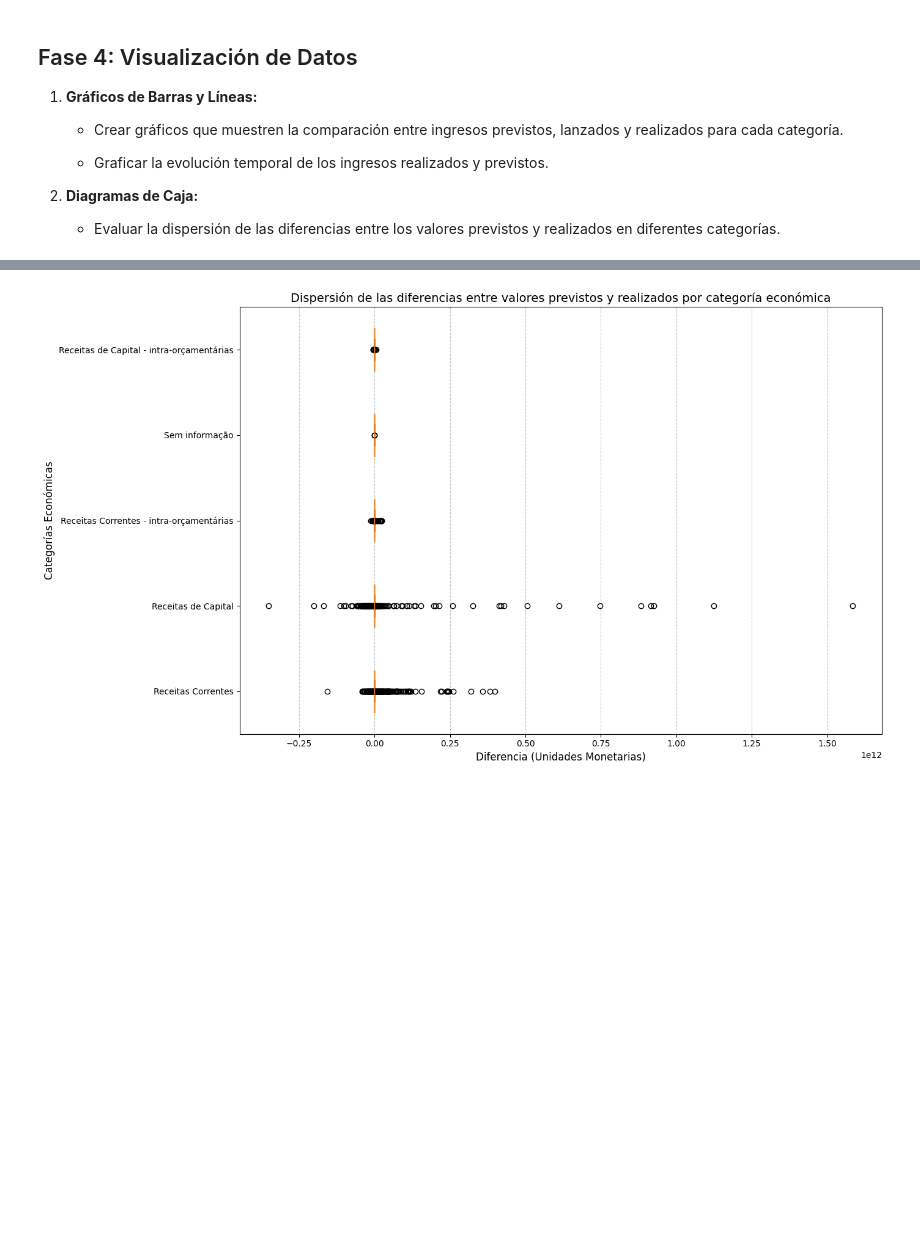
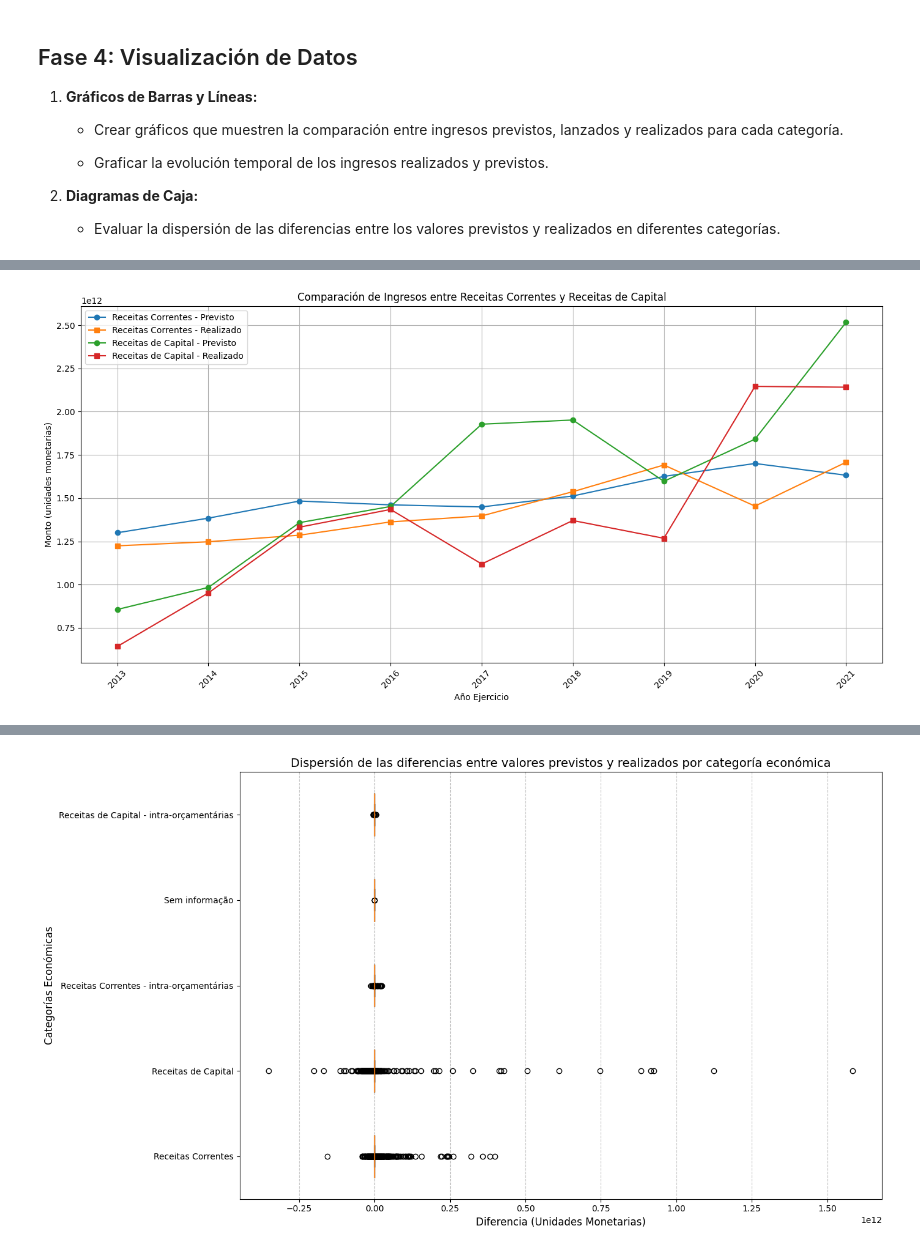
Before and after one commit to clausoler/Proyecto2_Brasil, a Jupyter notebook: ingresos_públicos_brasil.ipynb, the cells around one changed output, grey strips where cells are left out. Drawn from its saved outputs; the diff is of its cells as text; code cells hidden in the pictures; blank space fills up the shorter version.

```diff
--- a/ingresos_públicos_brasil.ipynb
+++ b/ingresos_públicos_brasil.ipynb
@@ -1883,0 +1871,33 @@ df_datos_brasil.head(2)
+# %%
+# Filtrar las categorías de interés
+filtered_data = df_datos_brasil[df_datos_brasil['CATEGORÍA ECONÓMICA'].isin(['Receitas Correntes', 'Receitas de Capital'])]
+
+# Agrupar por "AÑO EJERCICIO" y categoría económica
+comparison_data = filtered_data.groupby(['AÑO EJERCICIO', 'CATEGORÍA ECONÓMICA'])[
+    ['VALOR PREVISTO ACTUALIZADO', 'VALOR REALIZADO']
+].sum().reset_index()
+
+# Graficar la comparación
+plt.figure(figsize=(14, 7))
+for category in ['Receitas Correntes', 'Receitas de Capital']:
+    category_data = comparison_data[comparison_data['CATEGORÍA ECONÓMICA'] == category]
+    plt.plot(
+        category_data['AÑO EJERCICIO'], category_data['VALOR PREVISTO ACTUALIZADO'],
+        label=f'{category} - Previsto', marker='o'
+    )
+    plt.plot(
+        category_data['AÑO EJERCICIO'], category_data['VALOR REALIZADO'],
+        label=f'{category} - Realizado', marker='s'
+    )
+
+# Configuración del gráfico
+plt.title('Comparación de Ingresos entre Receitas Correntes y Receitas de Capital')
+plt.xlabel('Año Ejercicio')
+plt.ylabel('Monto (unidades monetarias)')
+plt.xticks(comparison_data['AÑO EJERCICIO'].unique(), rotation=45)
+plt.legend()
+plt.grid()
+plt.tight_layout()
+plt.show()
+# %% [output]
+[figure, added]
```
Also changed, not shown: parts of 11 cells of this notebook.
